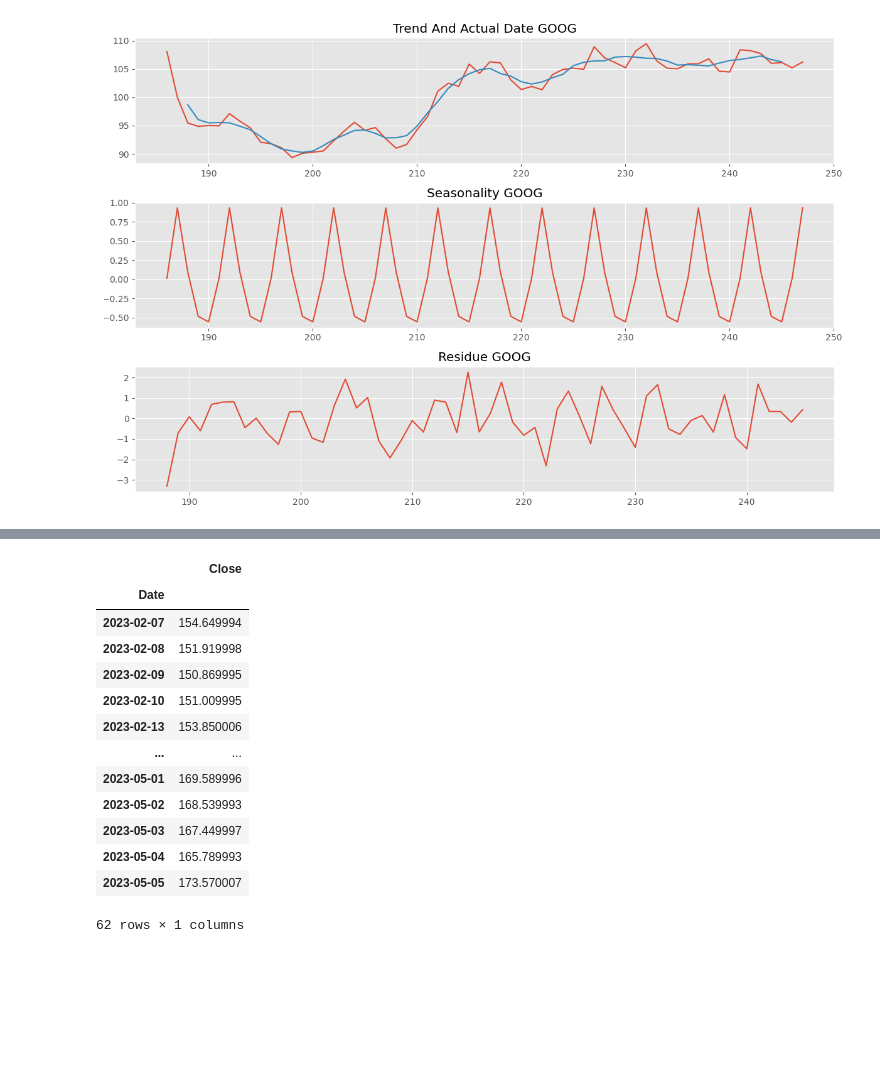
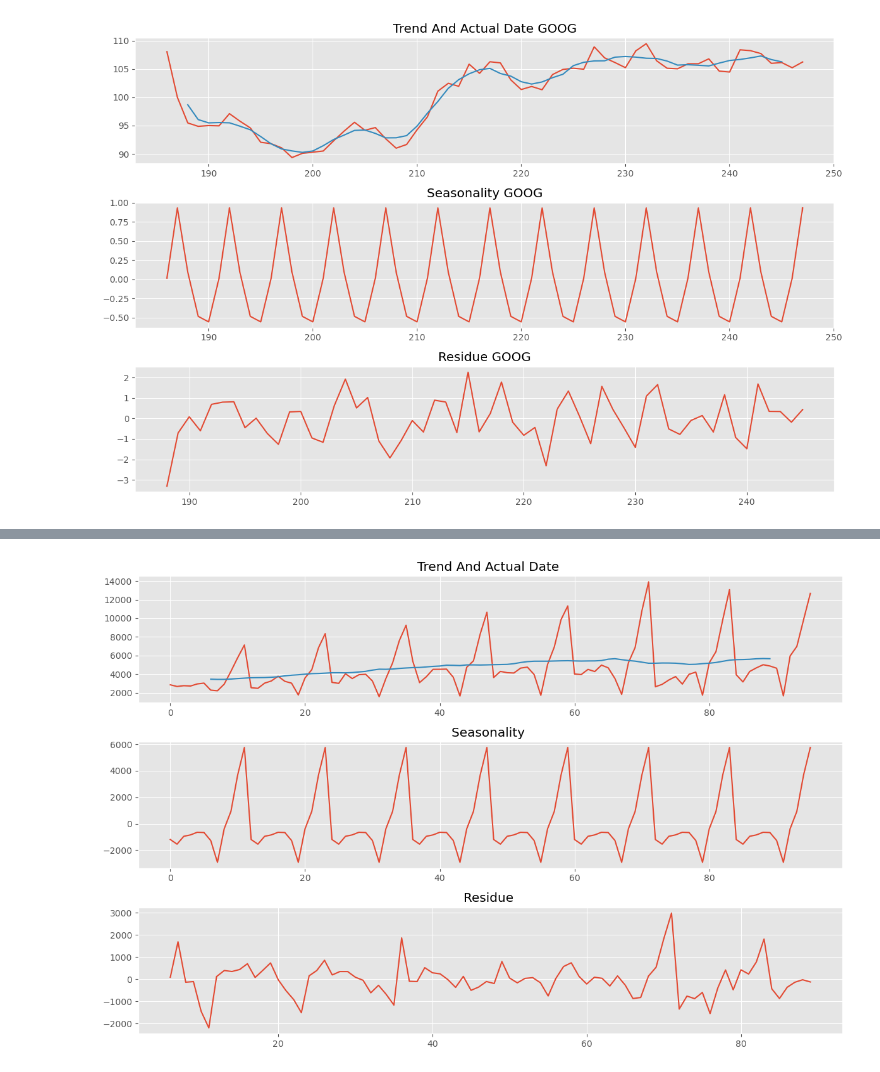
Before and after one commit to wp225/Data_Science_Practice, a Jupyter notebook: Time-Series /time_series_analysis.ipynb, the cells around one changed output, grey strips where cells are left out. Cells and saved outputs as stored; diff of their text form; code cells hidden in the pictures; blank space fills up the shorter version.

```diff
--- a/Time-Series /time_series_analysis.ipynb
+++ b/Time-Series /time_series_analysis.ipynb
@@ -245,18 +183,28 @@ Timestamp('2023-05-05 00:00:00')
-# %%
-series = series.asfreq('D')  # Adjust 'D' to the appropriate frequency if needed
-series.dropna()
-# %% [output]
-|  | Close |
-| Date |  |
-| 2023-02-07 | 154.649994 |
-| 2023-02-08 | 151.919998 |
-| 2023-02-09 | 150.869995 |
-| 2023-02-10 | 151.009995 |
-| 2023-02-13 | 153.850006 |
-| ... | ... |
-| 2023-05-01 | 169.589996 |
-| 2023-05-02 | 168.539993 |
-| 2023-05-03 | 167.449997 |
-| 2023-05-04 | 165.789993 |
-| 2023-05-05 | 173.570007 |
-62 rows × 1 columns
+# %%
+df = pd.read_excel('champagne-sales.xlsx')
+df.rename(columns={'Champagne Sales':'Champagne_Sales'},inplace=True)
+
+from statsmodels.tsa.seasonal import seasonal_decompose
+result = seasonal_decompose(x=df.Champagne_Sales,period=12)
+plt.figure(figsize=(12,8))
+
+
+plt.subplot(3,1,1)
+plt.plot(df.Champagne_Sales)
+
+plt.subplot(3,1,1)
+plt.plot(result.trend)
+plt.title('Trend And Actual Date ')
+
+plt.subplot(3,1,2)
+plt.plot(result.seasonal)
+plt.title('Seasonality ')
+
+plt.subplot(3,1,3)
+plt.plot(result.resid)
+plt.title('Residue ')
+
+plt.tight_layout()
+plt.show()
+# %% [output]
+[figure, added]
```
Also changed, not shown: parts of 13 cells of this notebook, 5 other files.
